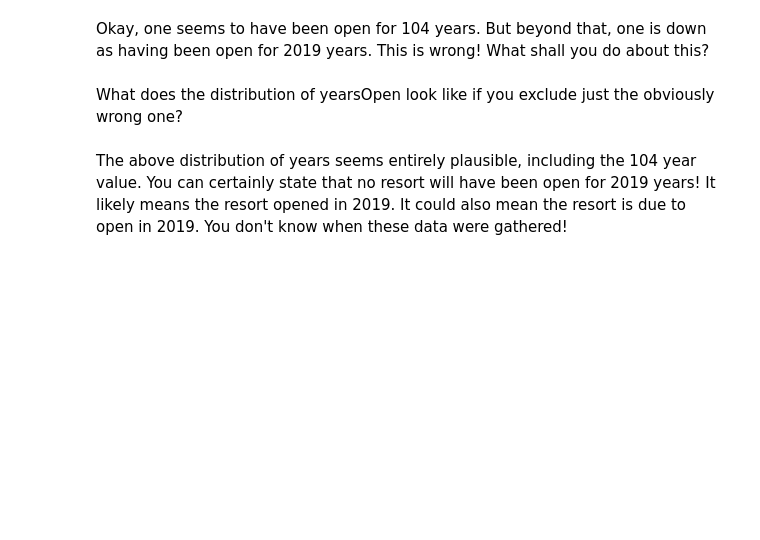
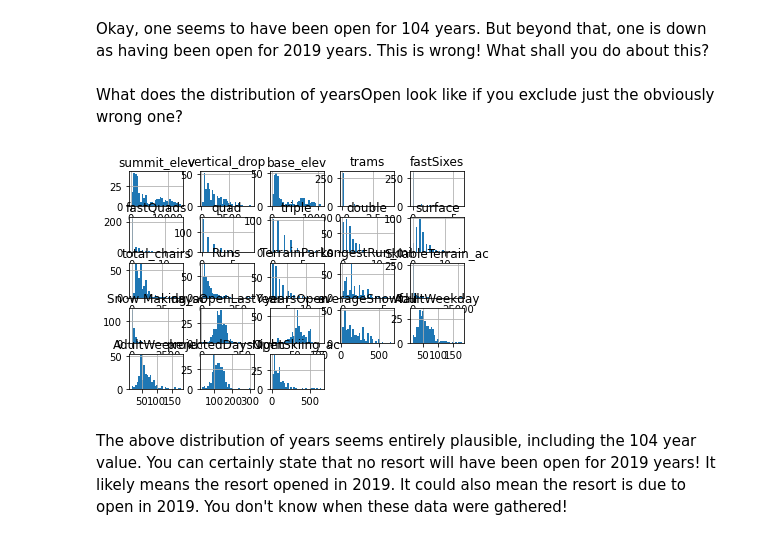
Before and after one commit to samokoye/DataScienceGuidedCapstone, a Jupyter notebook: Notebooks/02_data_wrangling.ipynb, the cells around one changed output. Saved outputs shown, nothing was run; the diff lists cells and outputs as text; code cells hidden in the pictures; blank space fills up the shorter version.

```diff
--- a/Notebooks/02_data_wrangling.ipynb
+++ b/Notebooks/02_data_wrangling.ipynb
@@ -639,11 +533,13 @@ What does the distribution of yearsOpen look like if you exclude just the obviou
 # %%
 #Code task 26#
 #Call the hist method on 'yearsOpen' after filtering for values under 1000
 #Pass the argument bins=30 to hist(), but feel free to explore other values
-ski_data.___[ski_data.___ < ___].hist(___)
+ski_data.loc[ski_data.yearsOpen < 1000].hist(bins=30)
 plt.xlabel('Years open')
 plt.ylabel('Count')
 plt.title('Distribution of years open excluding 2019');
+# %% [output]
+[figure, added]
 # %% [markdown]
 The above distribution of years seems entirely plausible, including the 104 year value. You can certainly state that no resort will have been open for 2019 years! It likely means the resort opened in 2019. It could also mean the resort is due to open in 2019. You don't know when these data were gathered!
 # %% [markdown]
```
Also changed, not shown: parts of 40 cells of this notebook, 2 other files.
